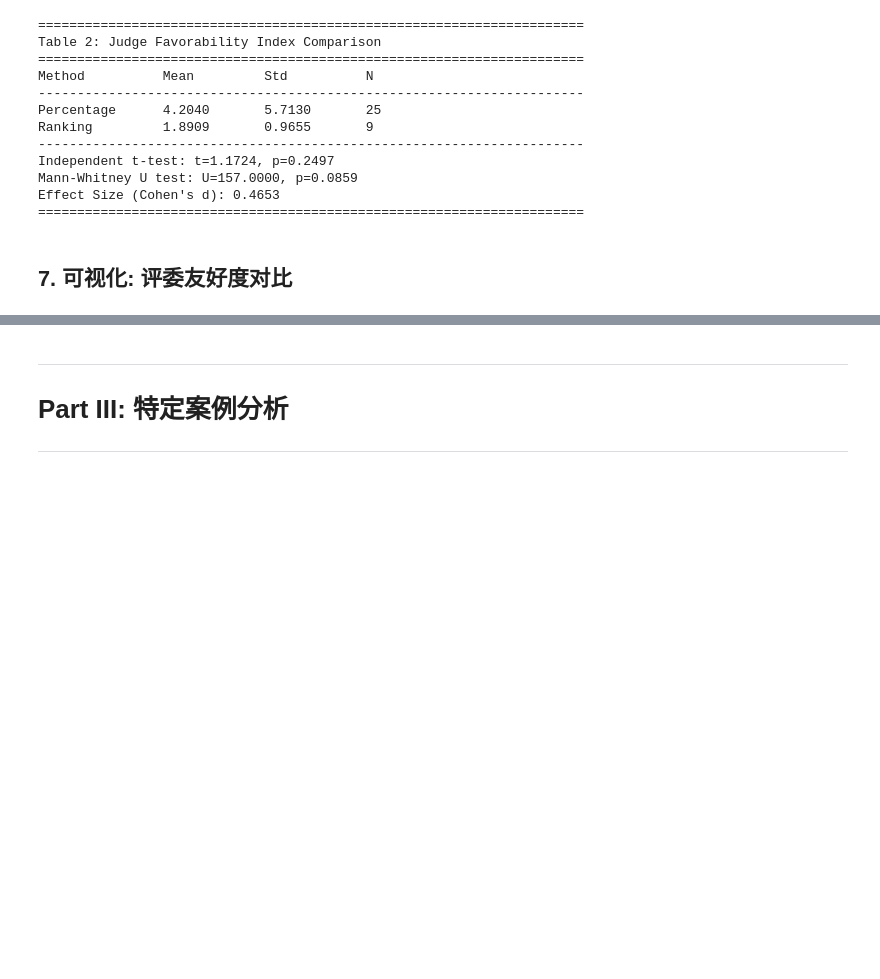
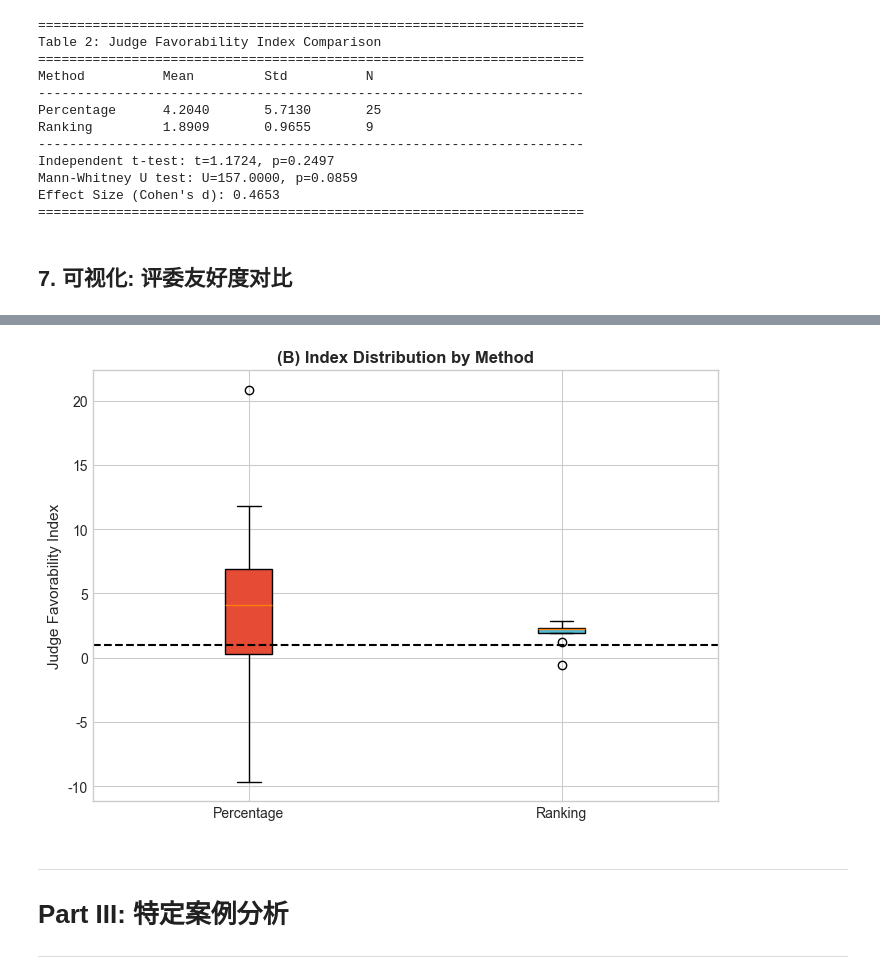
Before and after one commit to zimingttkx/AmericaMathModel, a Jupyter notebook: 2026_MathModel_C/solution_v1/Q2_投票机制对比/问题2_投票机制对比分析.ipynb, the cells around one changed output, grey strips where cells are left out. Drawn from its saved outputs; the diff is of its cells as text; code cells hidden in the pictures; blank space fills up the shorter version.

```diff
--- a/2026_MathModel_C/solution_v1/Q2_投票机制对比/问题2_投票机制对比分析.ipynb
+++ b/2026_MathModel_C/solution_v1/Q2_投票机制对比/问题2_投票机制对比分析.ipynb
@@ -519,3 +506,17 @@ FileNotFoundError: [Errno 2] No such file or directory: '../../figures/问题2_
+# %%
+# (B)
+fig, ax = plt.subplots(figsize=(7, 5))
+bp = ax.boxplot([pct_indices, rank_indices], labels=['Percentage', 'Ranking'], patch_artist=True)
+bp['boxes'][0].set_facecolor(SCIENTIFIC_COLORS[0])
+bp['boxes'][1].set_facecolor(SCIENTIFIC_COLORS[1])
+ax.axhline(y=1, color='black', linestyle='--', linewidth=1.5)
+ax.set_ylabel('Judge Favorability Index', fontsize=11)
+ax.set_title('(B) Index Distribution by Method', fontsize=12, fontweight='bold')
+
+plt.tight_layout()
+plt.show()
+# %% [output]
+[figure, added]
 # %% [markdown]
 ---
 # Part III: 特定案例分析
```
Also changed, not shown: parts of 22 cells of this notebook, 8 other files.
